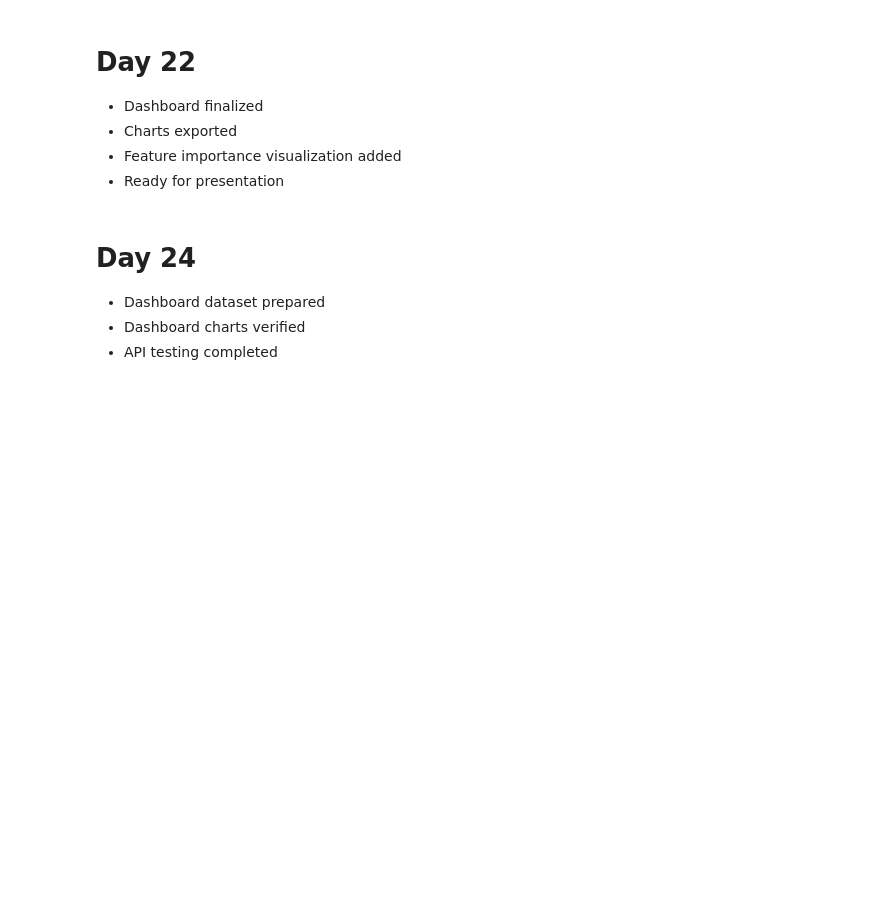
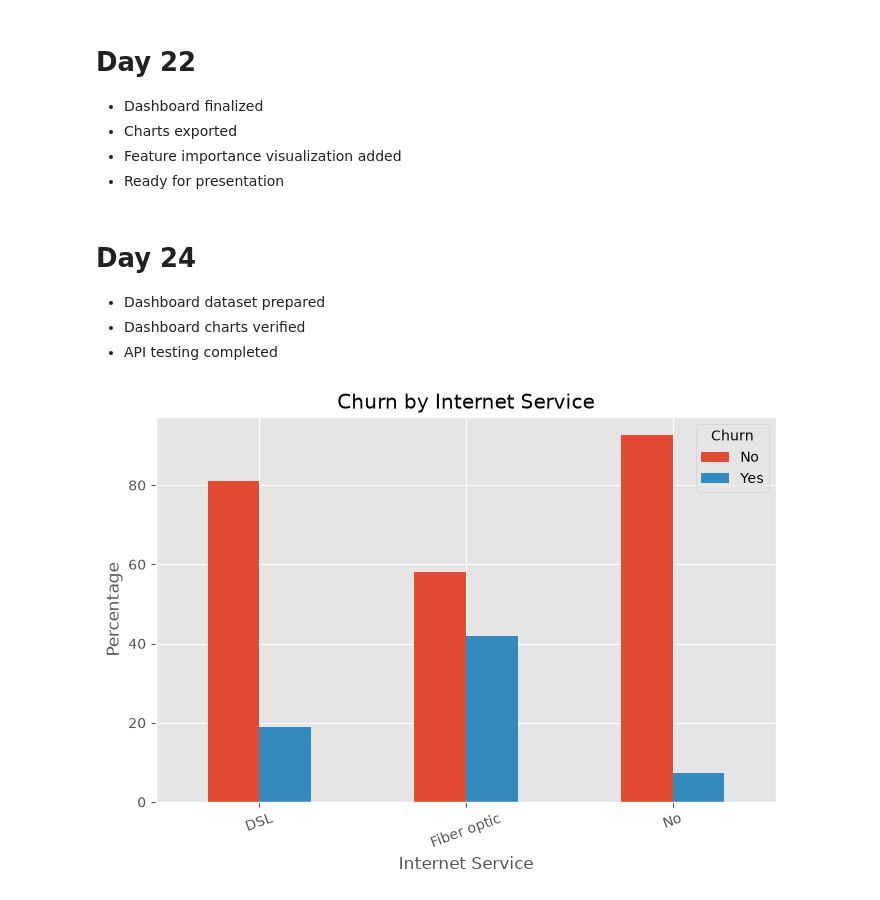
Before and after one commit to janupalliradhika/customer-churn-prediction, a Jupyter notebook: notebooks/dashboard.ipynb, the cells around one changed output. Saved outputs shown, nothing was run; the diff lists cells and outputs as text; code cells hidden in the pictures; blank space fills up the shorter version.

```diff
--- a/notebooks/dashboard.ipynb
+++ b/notebooks/dashboard.ipynb
@@ -145,3 +210,23 @@ plt.show()
 - Dashboard dataset prepared
 - Dashboard charts verified
 - API testing completed
+# %%
+internet_churn = pd.crosstab(
+    dashboard_df["InternetService"],
+    dashboard_df["Churn"],
+    normalize="index"
+) * 100
+
+internet_churn.plot(
+    kind="bar",
+    figsize=(8,5)
+)
+
+plt.title("Churn by Internet Service")
+plt.xlabel("Internet Service")
+plt.ylabel("Percentage")
+plt.xticks(rotation=20)
+plt.legend(title="Churn")
+plt.show()
+# %% [output]
+[figure, added]
```
Also changed, not shown: parts of 3 cells of this notebook, 6 other files.
